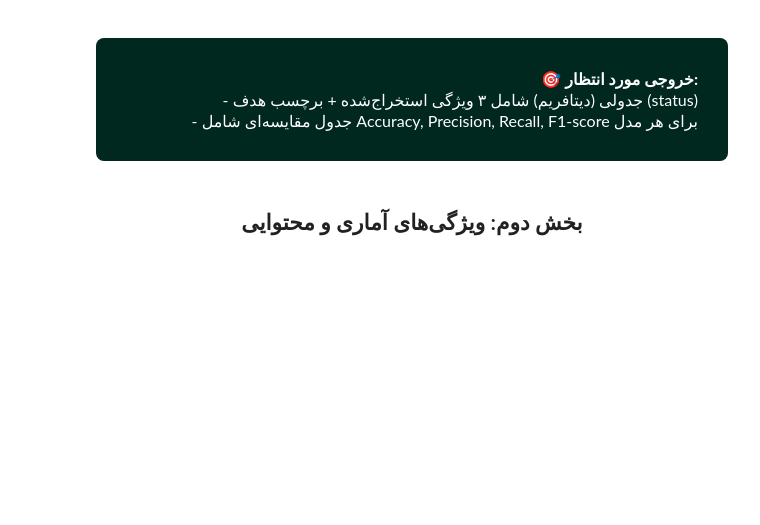
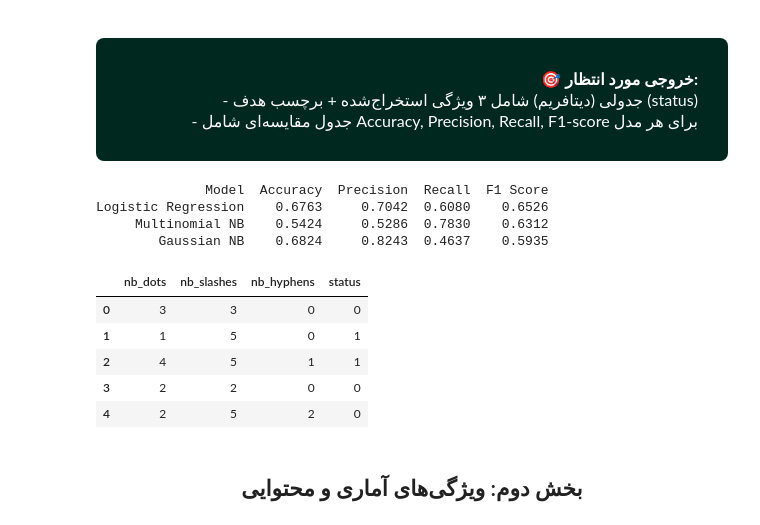
Before and after one commit to NavidAdib98/NLP___spam-detection__URL-phishing-detection, a Jupyter notebook: NLP_HW2.ipynb, the cells around one changed output. Drawn from its saved outputs; the diff is of its cells as text; code cells hidden in the pictures; blank space fills up the shorter version.

```diff
--- a/NLP_HW2.ipynb
+++ b/NLP_HW2.ipynb
@@ -929,0 +985,5 @@ F1 Score: 0.8956661316211878
+# %%
+# Load data
+df = pd.read_csv("datasets/q2/urls.csv")
+df["status"].value_counts()
+df.info()
@@ -929,0 +1000,14 @@ F1 Score: 0.8956661316211878
+# %%
+# Convert labels to numeric: legitimate→0, phishing→1
+df['label'] = df['status'].map({'legitimate': 0, 'phishing': 1})
+
+# Extract features
+df['nb_dots'] = df['url'].apply(lambda x: x.count('.'))
+df['nb_slashes'] = df['url'].apply(lambda x: x.count('/'))
+df['nb_hyphens'] = df['url'].apply(lambda x: x.count('-'))
+
+X = df[['nb_dots', 'nb_slashes', 'nb_hyphens']]
+y = df['label']
+df[['nb_dots', 'nb_slashes', 'nb_hyphens','label']].sample(2)
+print("label balance check")
+df['label'].value_counts()
@@ -938,3 +1128,43 @@ F1 Score: 0.8956661316211878
+# %%
+# ============================
+# Evaluation Function
+# ============================
+def evaluate(name, y_true, y_pred):
+    return {
+        "Model": name,
+        "Accuracy": round(accuracy_score(y_true, y_pred), 4),
+        "Precision": round(precision_score(y_true, y_pred), 4),
+        "Recall": round(recall_score(y_true, y_pred), 4),
+        "F1 Score": round(f1_score(y_true, y_pred), 4)
+    }
+
+results = []
+results.append(evaluate("Logistic Regression", y_test, y_pred_lr))
+results.append(evaluate("Multinomial NB", y_test, y_pred_mnb))
+results.append(evaluate("Gaussian NB", y_test, y_pred_gnb))
+
+# ============================
+# 8. Beautiful Result Table
+# ============================
+results_df = pd.DataFrame(results)
+print(results_df.to_string(index=False))
+# %% [output]
+              Model  Accuracy  Precision  Recall  F1 Score
+Logistic Regression    0.6763     0.7042  0.6080    0.6526
+     Multinomial NB    0.5424     0.5286  0.7830    0.6312
+        Gaussian NB    0.6824     0.8243  0.4637    0.5935
+# %%
+X_temp = X.copy()
+X_temp["status"]=y
+X_temp.head(5)
+# del X_temp
+# %% [output]
+|  | nb_dots | nb_slashes | nb_hyphens | status |
+| 0 | 3 | 3 | 0 | 0 |
+| 1 | 1 | 5 | 0 | 1 |
+| 2 | 4 | 5 | 1 | 1 |
+| 3 | 2 | 2 | 0 | 0 |
+| 4 | 2 | 5 | 2 | 0 |
 # %% [markdown]
 ## <div style="text-align: center; direction: rtl; font-family: Vazir;">بخش دوم: ویژگی‌های آماری و محتوایی</div>
 # %% [markdown]
```
Also changed, not shown: parts of 10 cells of this notebook.
